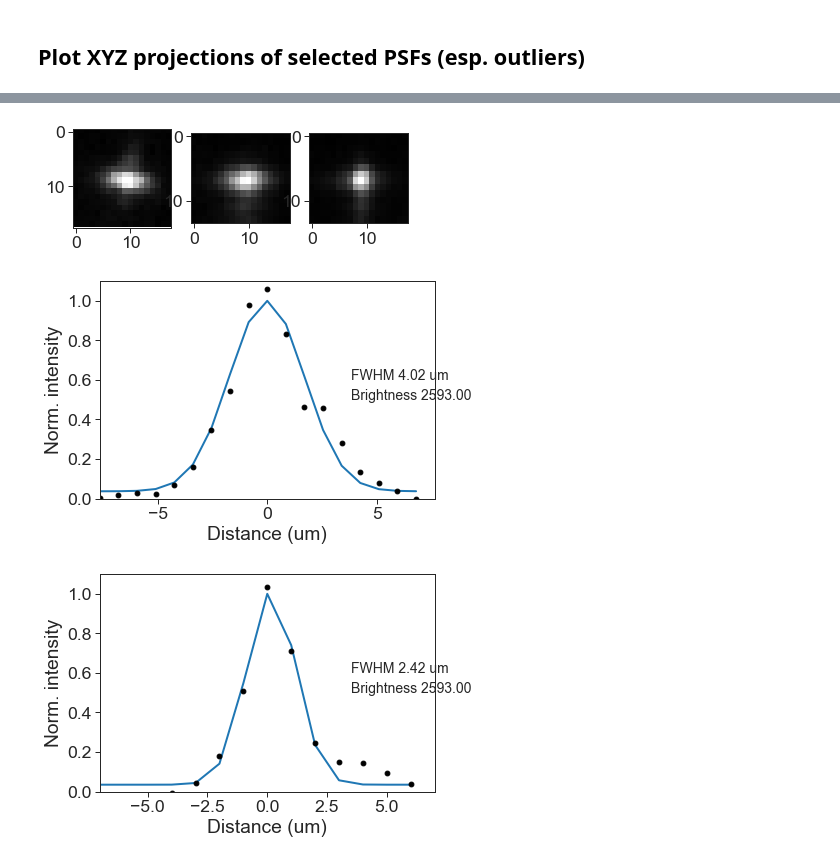
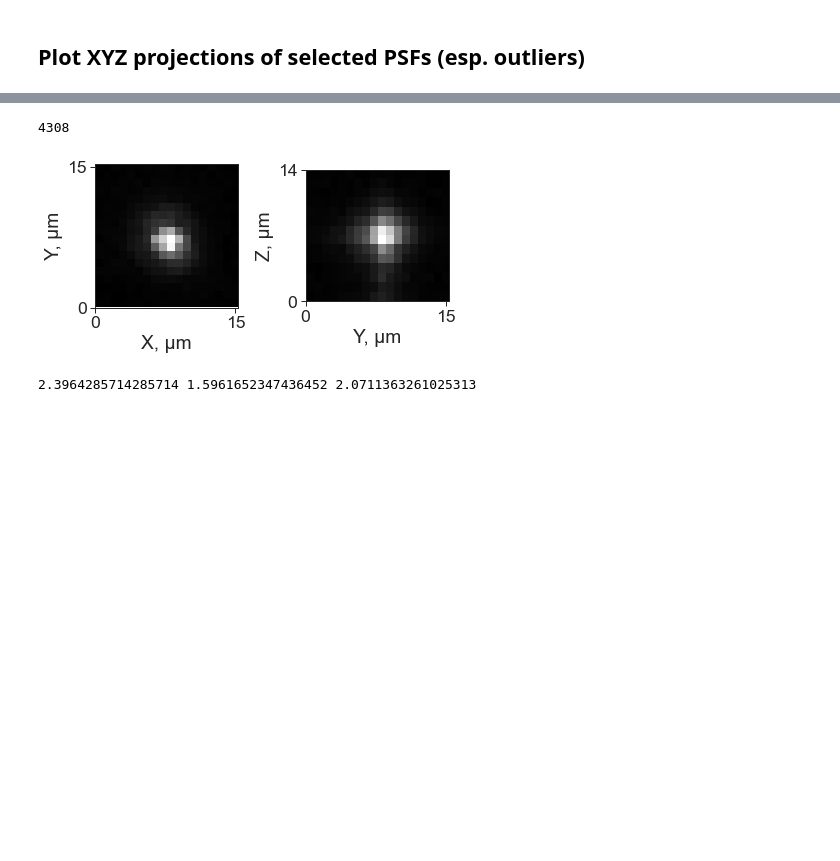
Before and after one commit to mesoSPIM/mesoSPIM-PSFanalysis, a Jupyter notebook: benchtop-MitutoyoBD-5X(TL-MT1)-ETL-on-final.ipynb, the cells around one changed output, grey strips where cells are left out. Cells and saved outputs as stored; diff of their text form; code cells hidden in the pictures; blank space fills up the shorter version.

Commit message:
plot random PSFs from selected image regions

```diff
--- a/benchtop-MitutoyoBD-5X(TL-MT1)-ETL-on-final.ipynb
+++ b/benchtop-MitutoyoBD-5X(TL-MT1)-ETL-on-final.ipynb
@@ -84,6 +84,7 @@ experiment_key
 im = imread(datafiles[experiment_key], plugin='tifffile')[:50]
 print(im.shape)
 FOV_Y_um, FOV_X_um = im.shape[1] * UmPerPxLat, im.shape[2] * UmPerPxLat
+FOV_Y_px, FOV_X_px = im.shape[1], im.shape[2]
 print(FOV_Y_um, FOV_X_um)
 # %% [output]
 (50, 5056, 2960)
@@ -137,7 +138,8 @@ with open(datafolder + '/bead-stats.txt', 'w') as f:
     \nMedian axial FWHM  (+/- std): {round(np.nanmedian(PSF['FWHMax']),2)} +/- {round(PSF['FWHMax'].std(),2)} um
     \nMIN, MAX axial FWHM: {round(PSF['FWHMax'].min(),2)}, {round(PSF['FWHMax'].max(),2)} um
     """
-    print(s); f.write(s)
+    print(s)
+    f.write(s)
 # %% [output]
 5X_ETL-on-f99.9Hz-exp10ms-wf267ms_correctFit
 
@@ -291,0 +294,6 @@ selectPSF.head()
+# %%
+#selectPSF = PSF[PSF.FWHMlat > 4] # laterally large
+#selectPSF = PSF[(PSF.X > 0.475*FOV_X_px) & (PSF.X < 0.525*FOV_X_px) & (PSF.Y > 0.475*FOV_Y_px) & (PSF.Y < 0.525*FOV_Y_px)] # Center
+#selectPSF = PSF[(PSF.X > 0.95*FOV_X_px) & (PSF.Y > 0.95*FOV_Y_px)] # upper R corner
+selectPSF = PSF[(PSF.X < 0.05*FOV_X_px) & (PSF.Y < 0.05*FOV_Y_px)] # lower L corner
+len(selectPSF)
@@ -299,21 +309,48 @@ plt.plot((selectPSF['X']*UmPerPxLat).tolist(), (selectPSF['Y']*UmPerPxLat).tolis
+# %%
+# select random bead from the subset
+rand_PSF = selectPSF.sample()
+rand_PSF.index.values[0]
+# %% [output]
+4308
 # %%
 # Plot PSF with known ID
-beadInd = 4779
-average = beads[beadInd]
+legend = 'rand_upperRcorner'
+beadInd = rand_PSF.index.values[0]
+bead_image = beads[beadInd]
+z_extent, y_extent, x_extent = bead_image.shape[0]/pxPerUmAx, bead_image.shape[1]/pxPerUmLat, bead_image.shape[2]/pxPerUmLat
 
-fig, _axs = plt.subplots(nrows=1, ncols=3)
-axs = _axs.flatten()
+fig, axs = plt.subplots(nrows=1, ncols=2)
 
-XYview = axs[0].imshow(average.mean(axis=0), cmap='gray');
-XZview = axs[1].imshow(average.mean(axis=1), aspect = pxPerUmLat/pxPerUmAx, cmap='gray');
-YZview = axs[2].imshow(average.mean(axis=2), aspect = pxPerUmLat/pxPerUmAx, cmap='gray');
-plt.show()
+XYview = axs[0].imshow(bead_image.mean(axis=0), aspect ='equal', cmap='gray', extent=(0, x_extent, 0, y_extent))
+axs[0].set_xlabel('X, µm'); axs[0].set_ylabel('Y, µm');
+axs[0].set_xticks([0, round(x_extent)]); axs[0].set_yticks([0, round(x_extent)]);
 
-plotPSF(latProfile[beadInd][0],latProfile[beadInd][1],latProfile[beadInd][2],latProfile[beadInd][3],pxPerUmLat,PSF.Max.iloc[beadInd])
-plt.show()
-plotPSF(axProfile[beadInd][0],axProfile[beadInd][1],axProfile[beadInd][2],axProfile[beadInd][3],pxPerUmAx,PSF.Max.iloc[beadInd])
-plt.show()
+#XZview = axs[1].imshow(average.mean(axis=1), aspect = pxPerUmLat/pxPerUmAx, cmap='gray')
+YZview = axs[1].imshow(bead_image.mean(axis=2), aspect ='equal', cmap='gray', extent=(0, y_extent, 0, z_extent))
+axs[1].set_xlabel('Y, µm'); axs[1].set_ylabel('Z, µm');
+axs[1].set_xticks([0, round(y_extent)]); axs[1].set_yticks([0, round(z_extent)]);
+
+fig.tight_layout()
+# plotPSF(latProfile[beadInd][0],latProfile[beadInd][1],latProfile[beadInd][2],latProfile[beadInd][3],
+#         pxPerUmLat,PSF.Max.iloc[beadInd])
+# plt.show()
+# plotPSF(axProfile[beadInd][0],axProfile[beadInd][1],axProfile[beadInd][2],axProfile[beadInd][3],pxPerUmAx,PSF.Max.iloc[beadInd])
+# plt.show()
+imsave(datafolder + f'/{experiment_key}-PSF_{legend}.tiff', bead_image, plugin='tifffile')
+fig.savefig(datafolder + f'/{experiment_key}-PSFproj_{legend}.svg', facecolor=fig.get_facecolor(), edgecolor='none',dpi=200)
+fig.savefig(datafolder + f'/{experiment_key}-PSFproj_{legend}.png', facecolor=fig.get_facecolor(), edgecolor='none',dpi=200)
 # %% [output]
-[figure, old version]
+[figure, new version]
-[figure, removed]
-[figure, removed]
+# %%
+# Theoretical resolution
+lambda_ill = 0.488
+lambda_det = 0.550
+n = 1.52
+NA_det = 0.14
+NA_ill = 0.15
+R_lat = 0.61 * lambda_det / NA_det
+R_ax = 1/(2*NA_ill/lambda_ill + (n - np.sqrt(n**2 - NA_det**2))/lambda_det) # take this with a grain of salt
+LS_waist = 2*lambda_ill/(np.pi*NA_ill)
+print(R_lat,R_ax,LS_waist)
+# %% [output]
+2.3964285714285714 1.5961652347436452 2.0711363261025313
```
Also changed, not shown: parts of 7 cells of this notebook.
